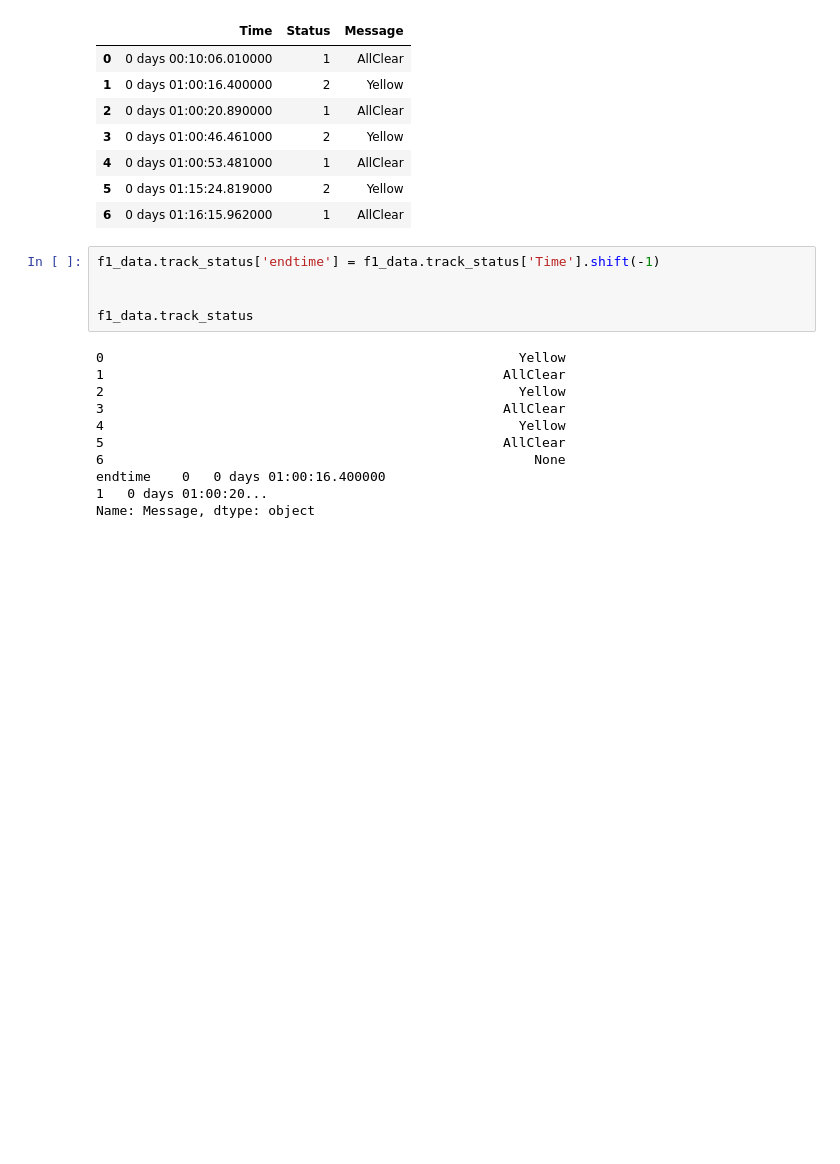
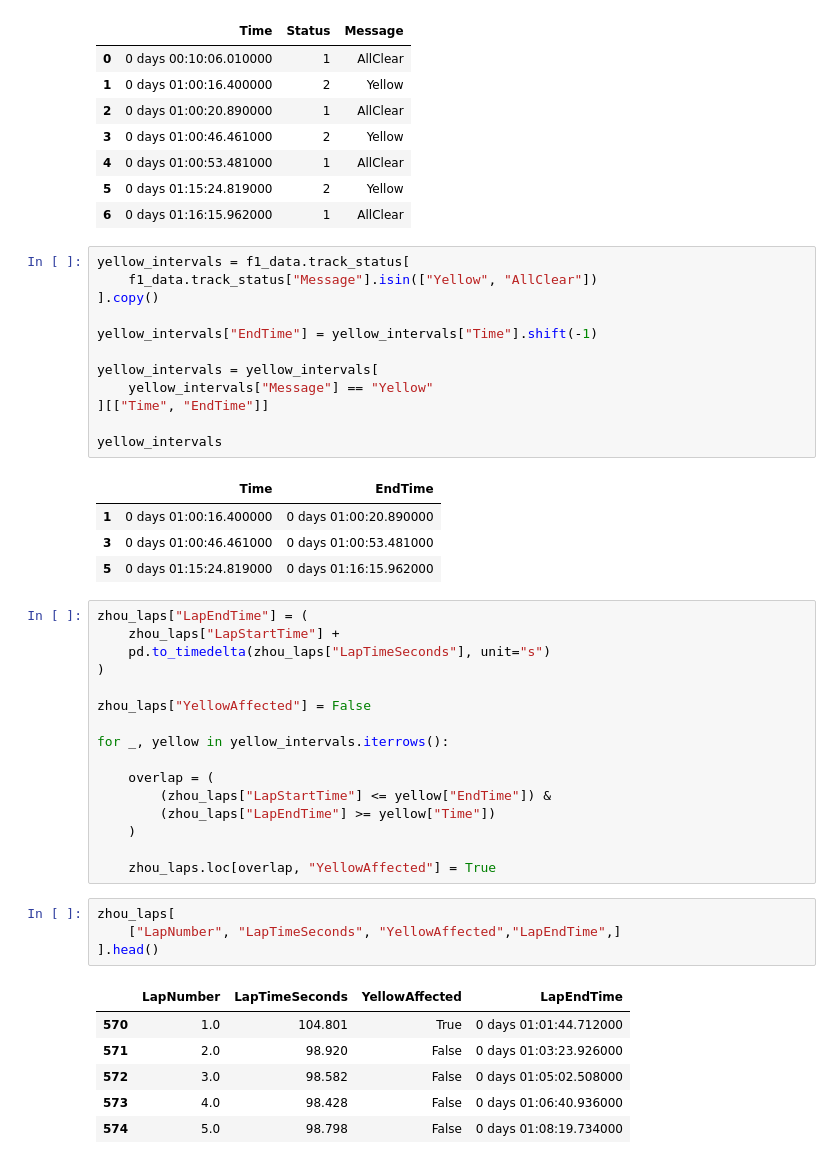
Before and after one commit to mohammedDhinojwala/f1-ai-race-strategy, a Jupyter notebook: notebooks/01_data_investigation.ipynb, the cells around one changed output. Saved outputs shown, nothing was run; the diff lists cells and outputs as text; blank space fills up the shorter version.

Commit message:
checkpoint:C4.3 RACE CONDITION VS LAP TIME COMPELTED✔️

```diff
--- a/notebooks/01_data_investigation.ipynb
+++ b/notebooks/01_data_investigation.ipynb
@@ -1978,18 +1978,46 @@ f1_data.track_status
 | 5 | 0 days 01:15:24.819000 | 2 | Yellow |
 | 6 | 0 days 01:16:15.962000 | 1 | AllClear |
 # %%
-f1_data.track_status['endtime'] = f1_data.track_status['Time'].shift(-1)
+yellow_intervals = f1_data.track_status[
+    f1_data.track_status["Message"].isin(["Yellow", "AllClear"])
+].copy()
 
+yellow_intervals["EndTime"] = yellow_intervals["Time"].shift(-1)
 
-f1_data.track_status
+yellow_intervals = yellow_intervals[
+    yellow_intervals["Message"] == "Yellow"
+][["Time", "EndTime"]]
+
+yellow_intervals
 # %% [output]
-0                                                     Yellow
-1                                                   AllClear
-2                                                     Yellow
-3                                                   AllClear
-4                                                     Yellow
-5                                                   AllClear
-6                                                       None
-endtime    0   0 days 01:00:16.400000
-1   0 days 01:00:20...
-Name: Message, dtype: object
+|  | Time | EndTime |
+| 1 | 0 days 01:00:16.400000 | 0 days 01:00:20.890000 |
+| 3 | 0 days 01:00:46.461000 | 0 days 01:00:53.481000 |
+| 5 | 0 days 01:15:24.819000 | 0 days 01:16:15.962000 |
+# %%
+zhou_laps["LapEndTime"] = (
+    zhou_laps["LapStartTime"] +
+    pd.to_timedelta(zhou_laps["LapTimeSeconds"], unit="s")
+)
+
+zhou_laps["YellowAffected"] = False
+
+for _, yellow in yellow_intervals.iterrows():
+
+    overlap = (
+        (zhou_laps["LapStartTime"] <= yellow["EndTime"]) &
+        (zhou_laps["LapEndTime"] >= yellow["Time"])
+    )
+
+    zhou_laps.loc[overlap, "YellowAffected"] = True
+# %%
+zhou_laps[
+    ["LapNumber", "LapTimeSeconds", "YellowAffected","LapEndTime",]
+].head()
+# %% [output]
+|  | LapNumber | LapTimeSeconds | YellowAffected | LapEndTime |
+| 570 | 1.0 | 104.801 | True | 0 days 01:01:44.712000 |
+| 571 | 2.0 | 98.920 | False | 0 days 01:03:23.926000 |
+| 572 | 3.0 | 98.582 | False | 0 days 01:05:02.508000 |
+| 573 | 4.0 | 98.428 | False | 0 days 01:06:40.936000 |
+| 574 | 5.0 | 98.798 | False | 0 days 01:08:19.734000 |
```
Also changed, not shown: parts of 4 cells of this notebook.
